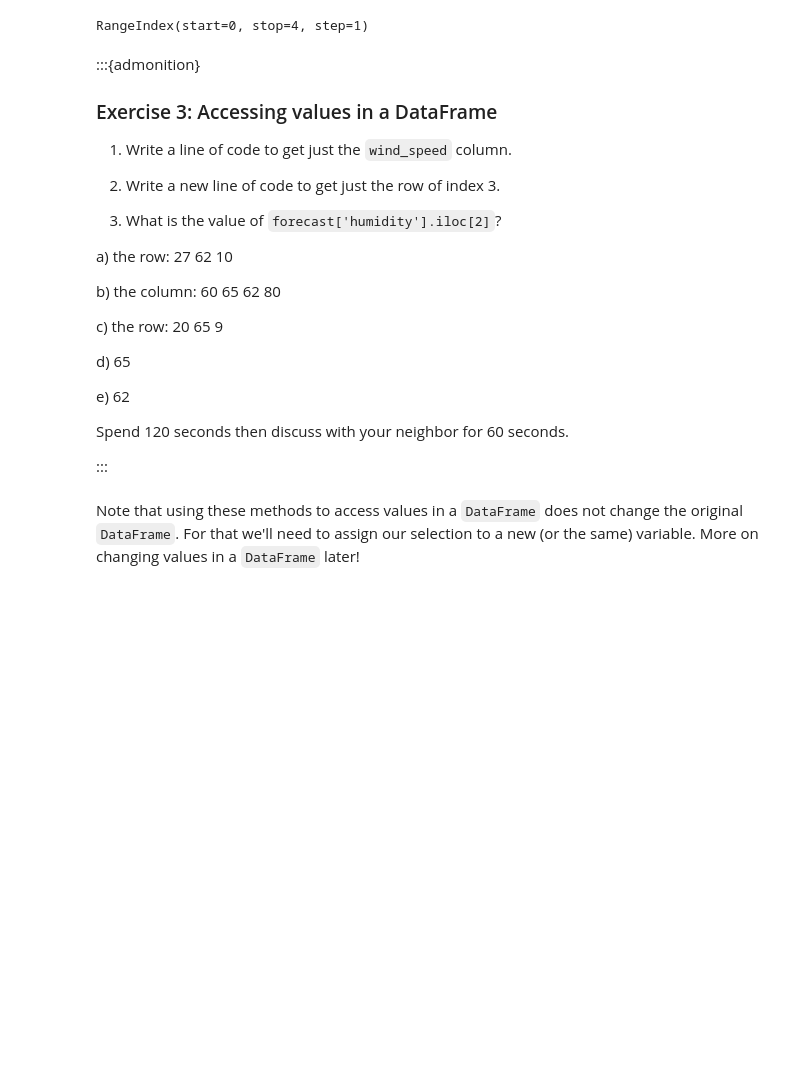
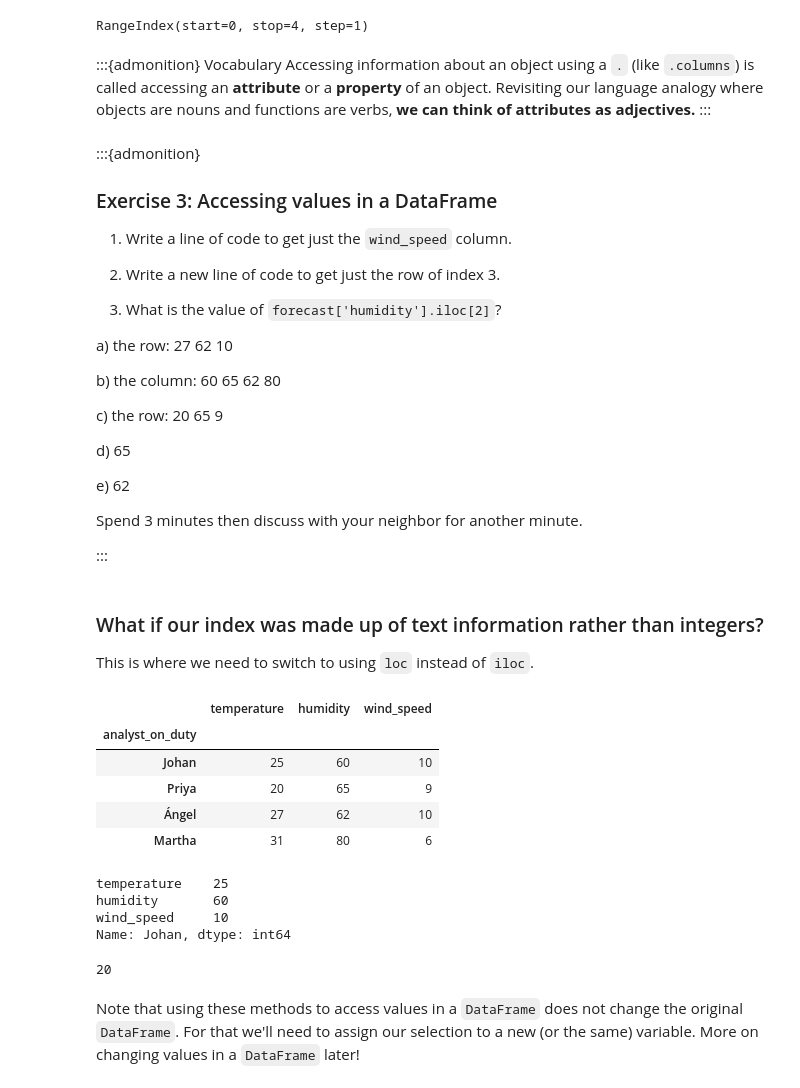
Before and after one commit to NASA-SARP/2026-Coding-Alex, a Jupyter notebook: lessons/02_tabular_data.ipynb, the cells around one changed output. Drawn from its saved outputs; the diff is of its cells as text; code cells hidden in the pictures; blank space fills up the shorter version.

```diff
--- a/lessons/02_tabular_data.ipynb
+++ b/lessons/02_tabular_data.ipynb
@@ -163,6 +184,10 @@ Index(['temperature', 'humidity', 'wind_speed'], dtype='object')
 forecast.index
 # %% [output]
 RangeIndex(start=0, stop=4, step=1)
+# %% [markdown]
+:::{admonition} Vocabulary
+Accessing information about an object using a `.` (like `.columns`) is called accessing an __attribute__ or a __property__ of an object. Revisiting our language analogy where objects are nouns and functions are verbs, __we can think of attributes as adjectives.__
+:::
 # %% [markdown]
 :::{admonition}
 ### Exercise 3: Accessing values in a DataFrame
@@ -183,9 +208,44 @@ d) 65
 
 e) 62
 
-Spend 120 seconds then discuss with your neighbor for 60 seconds.
+Spend 3 minutes then discuss with your neighbor for another minute.
 
 :::
+# %% [markdown]
+### What if our index was made up of text information rather than integers?
+
+This is where we need to switch to using `loc` instead of `iloc`.
+# %%
+# Let's create our first data frame using some fake data in a dictionary
+forecast_dict = {
+    'temperature': [25, 20, 27, 31],
+    'humidity': [60, 65, 62, 80],
+    'wind_speed': [10, 9, 10, 6],
+    'analyst_on_duty': ['Johan', 'Priya', 'Ángel', 'Martha']
+}
+forecast = pd.DataFrame(forecast_dict)
+forecast = forecast.set_index('analyst_on_duty')
+forecast
+# %% [output]
+|  | temperature | humidity | wind_speed |
+| analyst_on_duty |  |  |  |
+| Johan | 25 | 60 | 10 |
+| Priya | 20 | 65 | 9 |
+| Ángel | 27 | 62 | 10 |
+| Martha | 31 | 80 | 6 |
+# %%
+# Now we use the analyst names (labels) to index the rows
+forecast.loc['Johan']
+# %% [output]
+temperature    25
+humidity       60
+wind_speed     10
+Name: Johan, dtype: int64
+# %%
+# Accessing single value using both row and column names and loc
+forecast.loc['Priya', 'temperature']
+# %% [output]
+20
 # %% [markdown]
 Note that using these methods to access values in a `DataFrame` does not change the original `DataFrame`. For that we'll need to assign our selection to a new (or the same) variable. More on changing values in a `DataFrame` later!
 # %%
```
Also changed, not shown: parts of 17 cells of this notebook, 4 other files.
